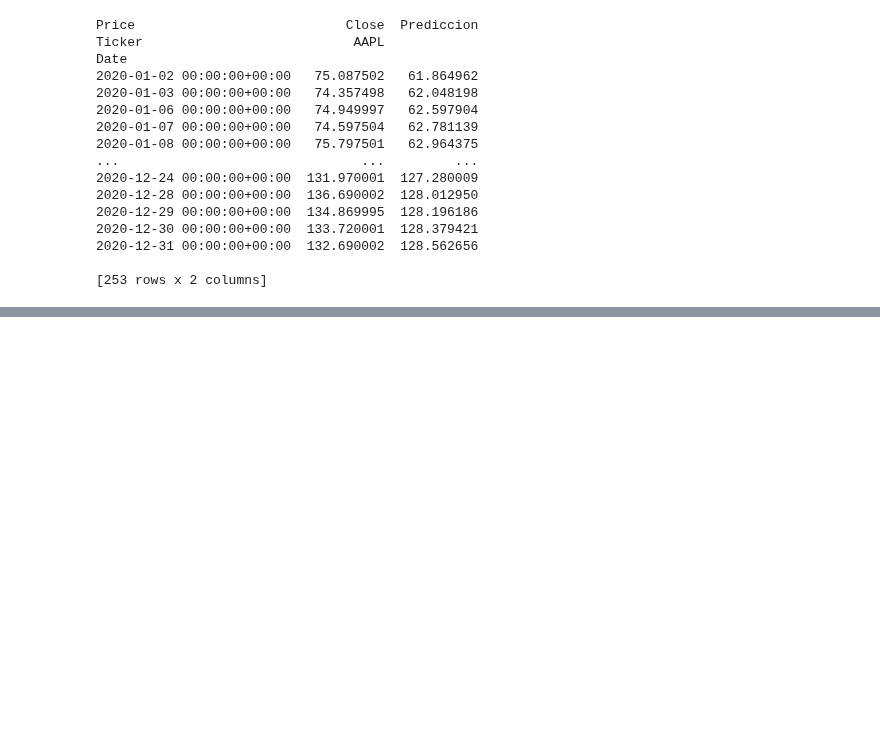
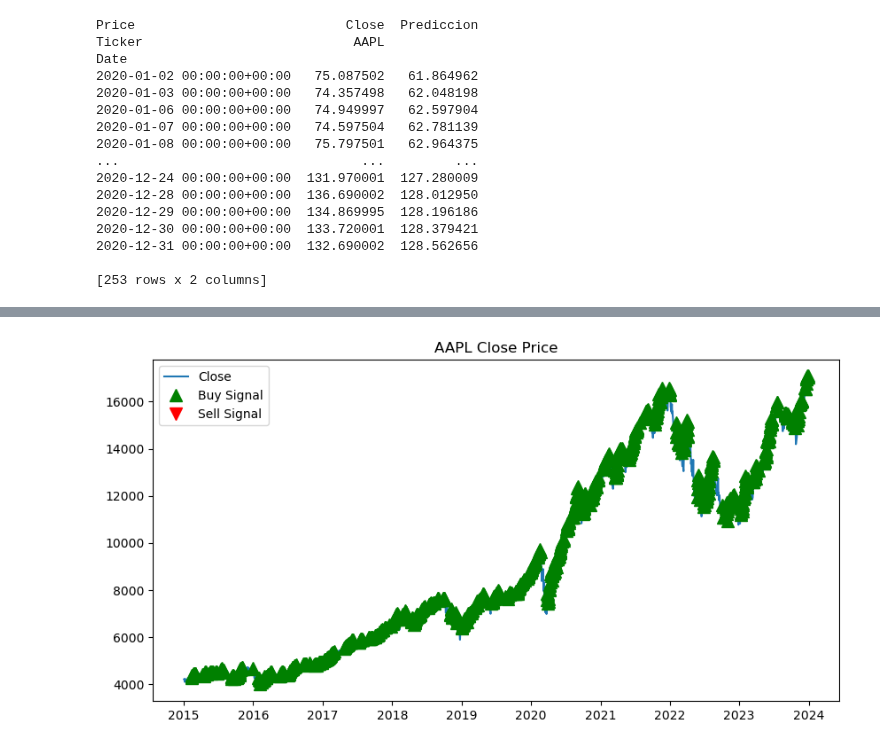
Before and after one commit to antonio-xrp/data-science-path, a Jupyter notebook: trading-algoritmico/0.4.ipynb, the cells around one changed output, grey strips where cells are left out. Saved outputs shown, nothing was run; the diff lists cells and outputs as text; code cells hidden in the pictures; blank space fills up the shorter version.

```diff
--- a/trading-algoritmico/0.4.ipynb
+++ b/trading-algoritmico/0.4.ipynb
@@ -199,0 +255,32 @@ Date
+# %%
+# Indicadores Combinados
+df['SMA_10'] = ta.SMA(df['Close'].values, timeperiod=10)
+df['EMA_12'] = ta.EMA(df['Close'].values, timeperiod=12)
+df['EMA_26'] = ta.EMA(df['Close'].values, timeperiod=26)
+df['SMA_50'] = ta.SMA(df['Close'].values, timeperiod=50)
+
+df['ATR'] = ta.ATR(df['High'], df['Low'], df['Close'], timeperiod=14)
+df['Signal'] = 0  # Inicializamos las señales a 0
+df.loc[(df['SMA_10'] > df['SMA_50']) & (df['ATR'] < 2), 'Signal'] = 1
+
+
+# Señales Basadas en Patrones de Velas
+df['Doji'] = ((df['Close'] - df['Open']).abs() < (df['High'] - df['Low']) * 0.1).astype(int)
+df.loc[(df['Doji'] == 1) & (df['RSI'] < 30), 'Signal'] = 1  # Comprar cuando se forma un Doji en condiciones de sobreventa
+
+
+# Contratendencia
+df['MACD'] = df['EMA_12'] - df['EMA_26']
+df['Signal_Line'] = df['MACD'].ewm(span=9, adjust=False).mean()
+df['Signal'] = 0  # Inicializamos las señales a 0
+df.loc[df['MACD'] > df['Signal_Line'], 'Signal'] = 1 # Compra cuando MACD > Línea de señal
+# %%
+plt.figure(figsize=(10, 5))
+plt.plot(df['Close'], label='Close')
+plt.plot(df.loc[df['Signal'] == 1, 'Close'], '^', markersize=10, color='g', lw=0, label='Buy Signal')
+plt.plot(df.loc[df['Signal'] == -1, 'Close'], 'v', markersize=10, color='r', lw=0, label='Sell Signal')
+plt.title('AAPL Close Price')
+plt.legend()
+plt.show()
+# %% [output]
+[figure, added]
```
Also changed, not shown: parts of 23 cells of this notebook, 18 other files.
